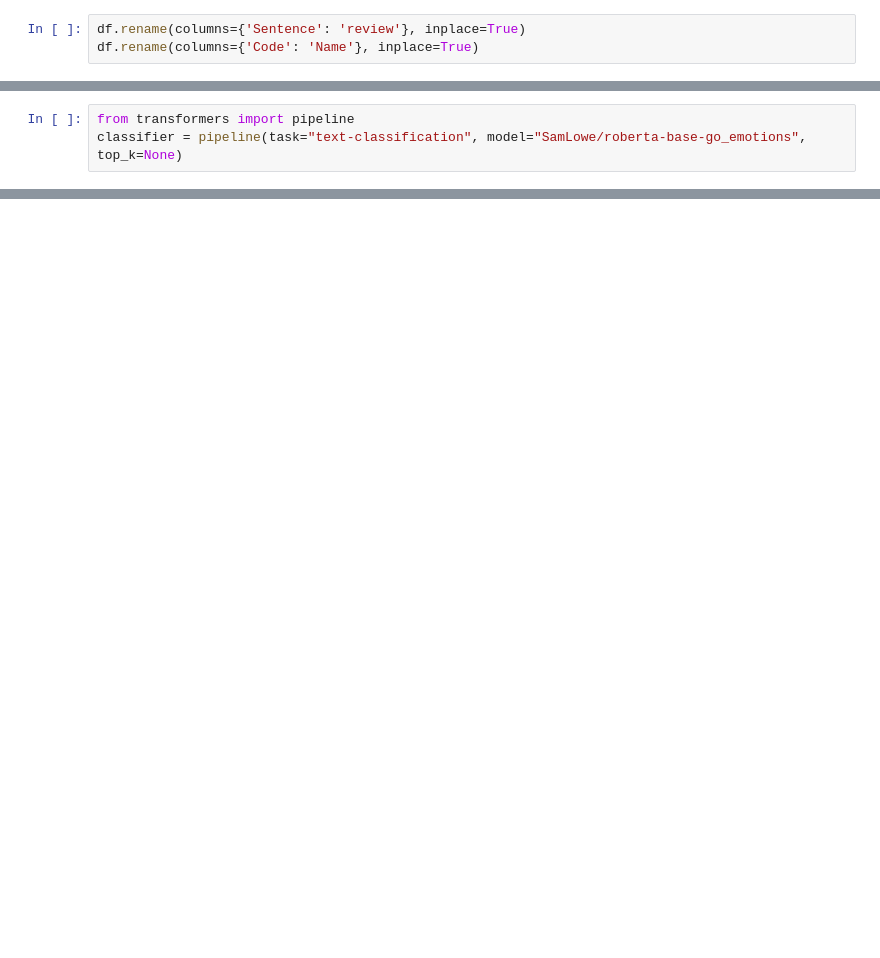
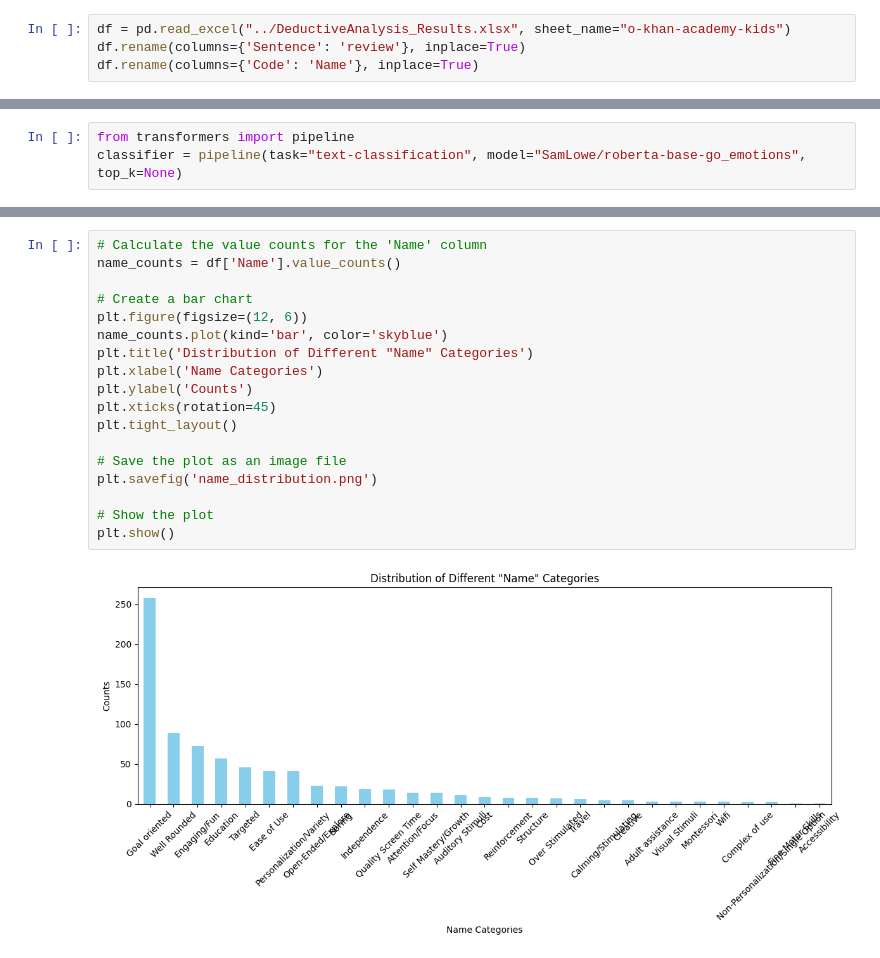
Before and after one commit to ryanjewik/montessori_research, a Jupyter notebook: spidergraph/spidergraph.ipynb, the cells around one changed output, grey strips where cells are left out. Drawn from its saved outputs; the diff is of its cells as text; blank space fills up the shorter version.

```diff
--- a/spidergraph/spidergraph.ipynb
+++ b/spidergraph/spidergraph.ipynb
@@ -10,4 +8,5 @@ df = pd.read_excel("../Deductive_Analysis_Results.xlsx")
 # %%
+df = pd.read_excel("../DeductiveAnalysis_Results.xlsx", sheet_name="o-khan-academy-kids")
 df.rename(columns={'Sentence': 'review'}, inplace=True)
 df.rename(columns={'Code': 'Name'}, inplace=True)
 # %%
@@ -164,0 +199,20 @@ trying to combine
+# %%
+# Calculate the value counts for the 'Name' column
+name_counts = df['Name'].value_counts()
+
+# Create a bar chart
+plt.figure(figsize=(12, 6))
+name_counts.plot(kind='bar', color='skyblue')
+plt.title('Distribution of Different "Name" Categories')
+plt.xlabel('Name Categories')
+plt.ylabel('Counts')
+plt.xticks(rotation=45)
+plt.tight_layout()
+
+# Save the plot as an image file
+plt.savefig('name_distribution.png')
+
+# Show the plot
+plt.show()
+# %% [output]
+[figure, added]
```
Also changed, not shown: parts of 26 cells of this notebook, 2 other files.
